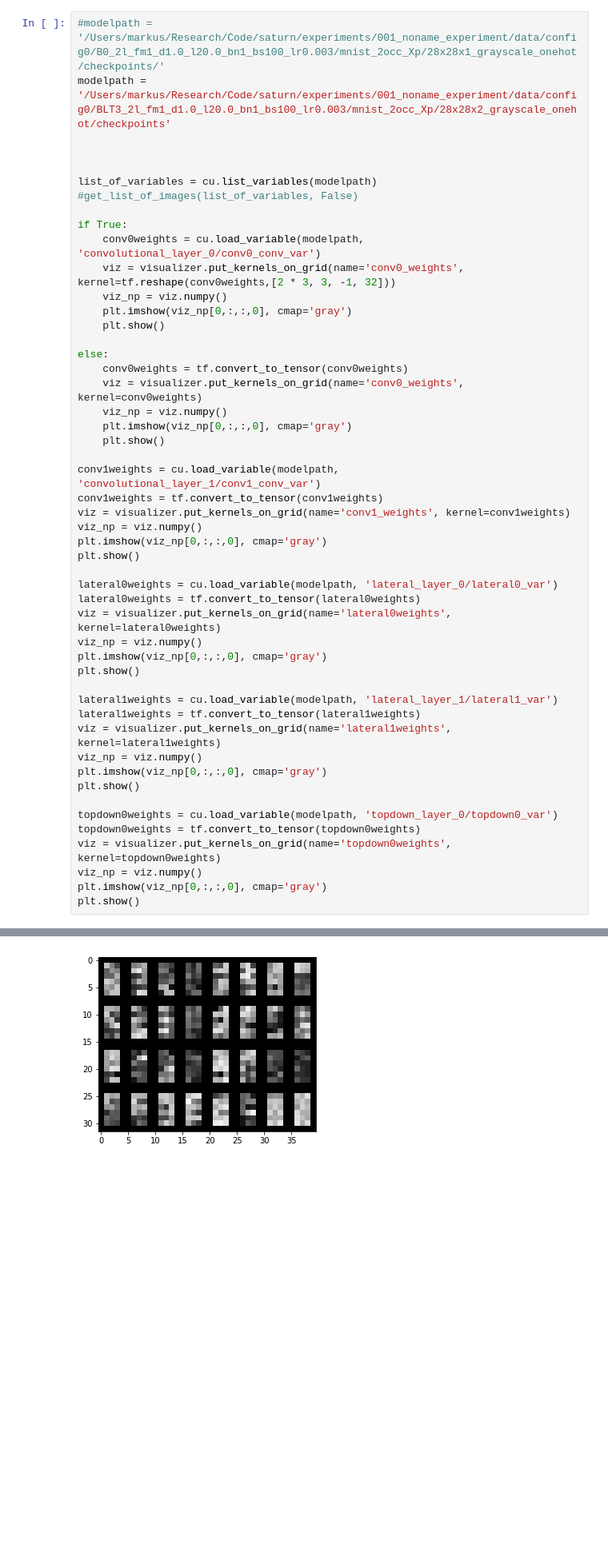
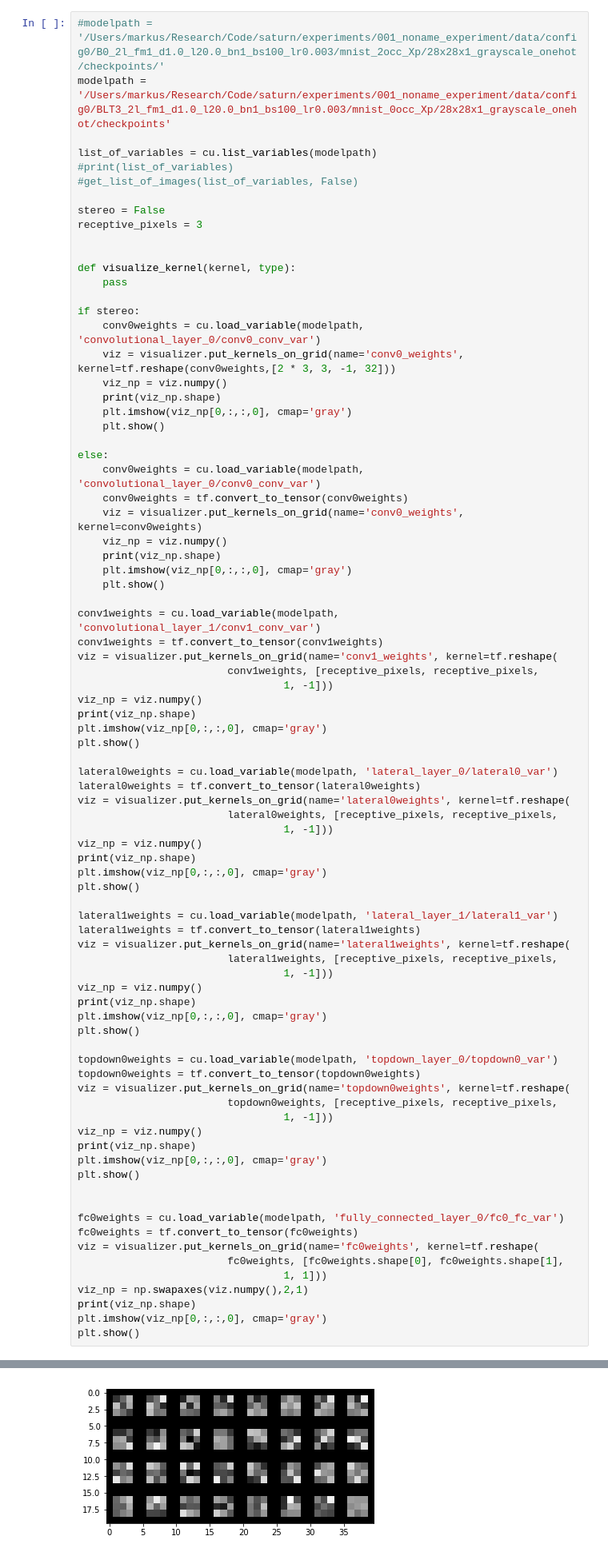
Before and after one commit to mrernst/CAR_flow, a Jupyter notebook: network_engine/utilities/investigator.ipynb, the cells around one changed output, grey strips where cells are left out. Shown at 80% size. Drawn from its saved outputs; the diff is of its cells as text; blank space fills up the shorter version.

```diff
--- a/network_engine/utilities/investigator.ipynb
+++ b/network_engine/utilities/investigator.ipynb
@@ -165,52 +269,84 @@ Accordion(children=(ToggleButtons(description='Architecture:', options=('0 (B)',
 # %%
 #modelpath = '/Users/markus/Research/Code/saturn/experiments/001_noname_experiment/data/config0/B0_2l_fm1_d1.0_l20.0_bn1_bs100_lr0.003/mnist_2occ_Xp/28x28x1_grayscale_onehot/checkpoints/'
-modelpath = '/Users/markus/Research/Code/saturn/experiments/001_noname_experiment/data/config0/BLT3_2l_fm1_d1.0_l20.0_bn1_bs100_lr0.003/mnist_2occ_Xp/28x28x2_grayscale_onehot/checkpoints'
+modelpath = '/Users/markus/Research/Code/saturn/experiments/001_noname_experiment/data/config0/BLT3_2l_fm1_d1.0_l20.0_bn1_bs100_lr0.003/mnist_0occ_Xp/28x28x1_grayscale_onehot/checkpoints'
+
+list_of_variables = cu.list_variables(modelpath)
+#print(list_of_variables)
+#get_list_of_images(list_of_variables, False)
+
+stereo = False
+receptive_pixels = 3
 
 
+def visualize_kernel(kernel, type):
+    pass
 
-list_of_variables = cu.list_variables(modelpath)
-#get_list_of_images(list_of_variables, False)
-
-if True:
+if stereo:
     conv0weights = cu.load_variable(modelpath, 'convolutional_layer_0/conv0_conv_var')
     viz = visualizer.put_kernels_on_grid(name='conv0_weights', kernel=tf.reshape(conv0weights,[2 * 3, 3, -1, 32]))
     viz_np = viz.numpy()
+    print(viz_np.shape)
     plt.imshow(viz_np[0,:,:,0], cmap='gray')
     plt.show()
 
 else:
+    conv0weights = cu.load_variable(modelpath, 'convolutional_layer_0/conv0_conv_var')
     conv0weights = tf.convert_to_tensor(conv0weights)
     viz = visualizer.put_kernels_on_grid(name='conv0_weights', kernel=conv0weights)
     viz_np = viz.numpy()
+    print(viz_np.shape)
     plt.imshow(viz_np[0,:,:,0], cmap='gray')
     plt.show()
 
 conv1weights = cu.load_variable(modelpath, 'convolutional_layer_1/conv1_conv_var')
 conv1weights = tf.convert_to_tensor(conv1weights)
-viz = visualizer.put_kernels_on_grid(name='conv1_weights', kernel=conv1weights)
+viz = visualizer.put_kernels_on_grid(name='conv1_weights', kernel=tf.reshape(
+                        conv1weights, [receptive_pixels, receptive_pixels,
+                                 1, -1]))
 viz_np = viz.numpy()
+print(viz_np.shape)
 plt.imshow(viz_np[0,:,:,0], cmap='gray')
 plt.show()
 
 lateral0weights = cu.load_variable(modelpath, 'lateral_layer_0/lateral0_var')
 lateral0weights = tf.convert_to_tensor(lateral0weights)
-viz = visualizer.put_kernels_on_grid(name='lateral0weights', kernel=lateral0weights)
+viz = visualizer.put_kernels_on_grid(name='lateral0weights', kernel=tf.reshape(
+                        lateral0weights, [receptive_pixels, receptive_pixels,
+                                 1, -1]))
 viz_np = viz.numpy()
+print(viz_np.shape)
 plt.imshow(viz_np[0,:,:,0], cmap='gray')
 plt.show()
 
 lateral1weights = cu.load_variable(modelpath, 'lateral_layer_1/lateral1_var')
 lateral1weights = tf.convert_to_tensor(lateral1weights)
-viz = visualizer.put_kernels_on_grid(name='lateral1weights', kernel=lateral1weights)
+viz = visualizer.put_kernels_on_grid(name='lateral1weights', kernel=tf.reshape(
+                        lateral1weights, [receptive_pixels, receptive_pixels,
+                                 1, -1]))
 viz_np = viz.numpy()
+print(viz_np.shape)
 plt.imshow(viz_np[0,:,:,0], cmap='gray')
 plt.show()
 
 topdown0weights = cu.load_variable(modelpath, 'topdown_layer_0/topdown0_var')
 topdown0weights = tf.convert_to_tensor(topdown0weights)
-viz = visualizer.put_kernels_on_grid(name='topdown0weights', kernel=topdown0weights)
+viz = visualizer.put_kernels_on_grid(name='topdown0weights', kernel=tf.reshape(
+                        topdown0weights, [receptive_pixels, receptive_pixels,
+                                 1, -1]))
 viz_np = viz.numpy()
+print(viz_np.shape)
 plt.imshow(viz_np[0,:,:,0], cmap='gray')
 plt.show()
+
+
+fc0weights = cu.load_variable(modelpath, 'fully_connected_layer_0/fc0_fc_var')
+fc0weights = tf.convert_to_tensor(fc0weights)
+viz = visualizer.put_kernels_on_grid(name='fc0weights', kernel=tf.reshape(
+                        fc0weights, [fc0weights.shape[0], fc0weights.shape[1],
+                                 1, 1]))
+viz_np = np.swapaxes(viz.numpy(),2,1)
+print(viz_np.shape)
+plt.imshow(viz_np[0,:,:,0], cmap='gray')
+plt.show()
 # %% [output]
 [Visualization] conv0_weights grid: 32 = (4, 8)
@@ -217 +354 @@ plt.show()
-[figure, old version]
+[figure, new version]
```
Also changed, not shown: parts of 17 cells of this notebook.
